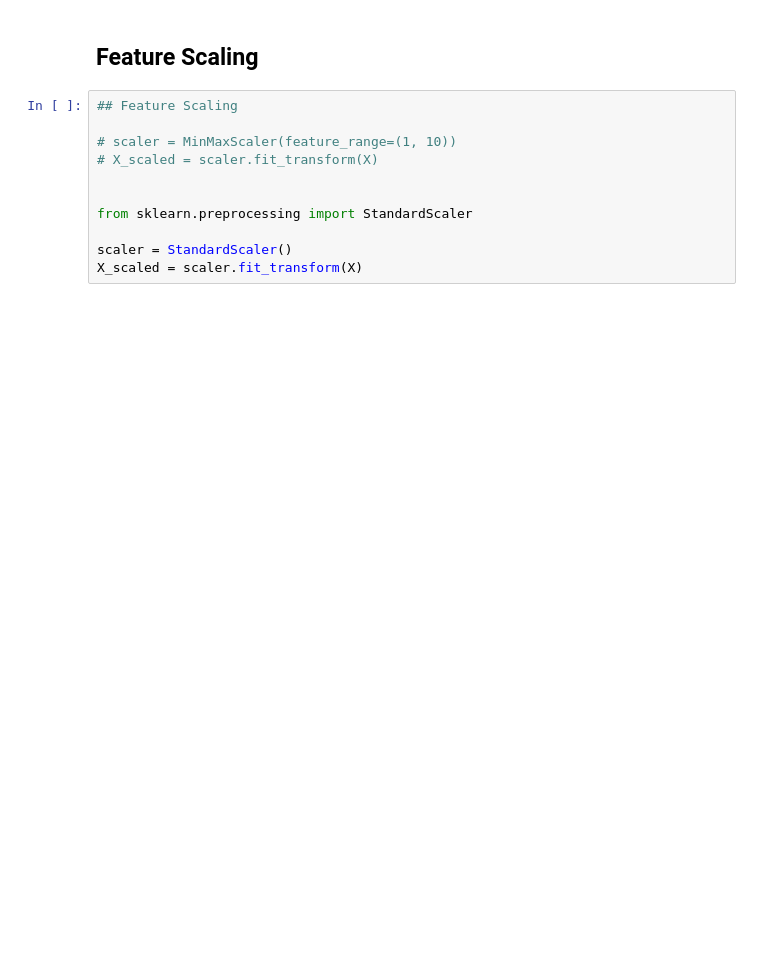
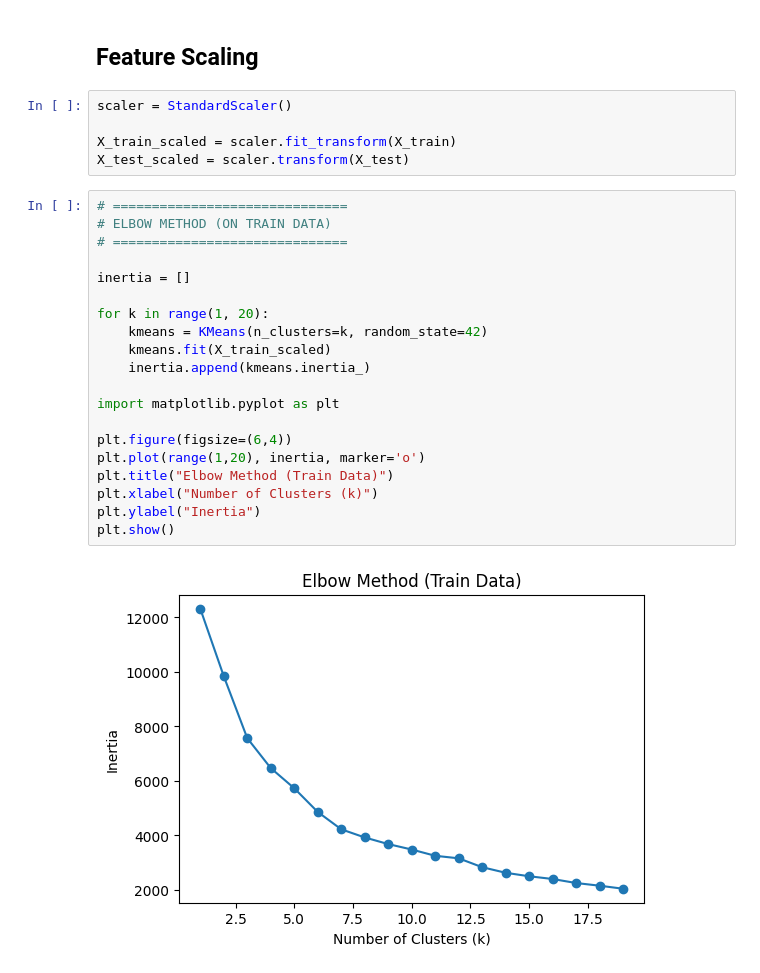
Before and after one commit to bhardwajamrit7/Crop_Advisory_system, a Jupyter notebook: notebooks/Crop_Clustering_Analysis.ipynb, the cells around one changed output. Cells and saved outputs as stored; diff of their text form; blank space fills up the shorter version.

```diff
--- a/notebooks/Crop_Clustering_Analysis.ipynb
+++ b/notebooks/Crop_Clustering_Analysis.ipynb
@@ -68,13 +51,29 @@ X
 # %% [markdown]
 ## Feature Scaling
-# %%
-## Feature Scaling
-
-# scaler = MinMaxScaler(feature_range=(1, 10))
-# X_scaled = scaler.fit_transform(X)
-
-
-from sklearn.preprocessing import StandardScaler
-
-scaler = StandardScaler()
-X_scaled = scaler.fit_transform(X)
+# %%
+scaler = StandardScaler()
+
+X_train_scaled = scaler.fit_transform(X_train)
+X_test_scaled = scaler.transform(X_test)
+# %%
+# ==============================
+# ELBOW METHOD (ON TRAIN DATA)
+# ==============================
+
+inertia = []
+
+for k in range(1, 20):
+    kmeans = KMeans(n_clusters=k, random_state=42)
+    kmeans.fit(X_train_scaled)
+    inertia.append(kmeans.inertia_)
+
+import matplotlib.pyplot as plt
+
+plt.figure(figsize=(6,4))
+plt.plot(range(1,20), inertia, marker='o')
+plt.title("Elbow Method (Train Data)")
+plt.xlabel("Number of Clusters (k)")
+plt.ylabel("Inertia")
+plt.show()
+# %% [output]
+[figure, added]
```
Also changed, not shown: parts of 63 cells of this notebook, 2 other files.
